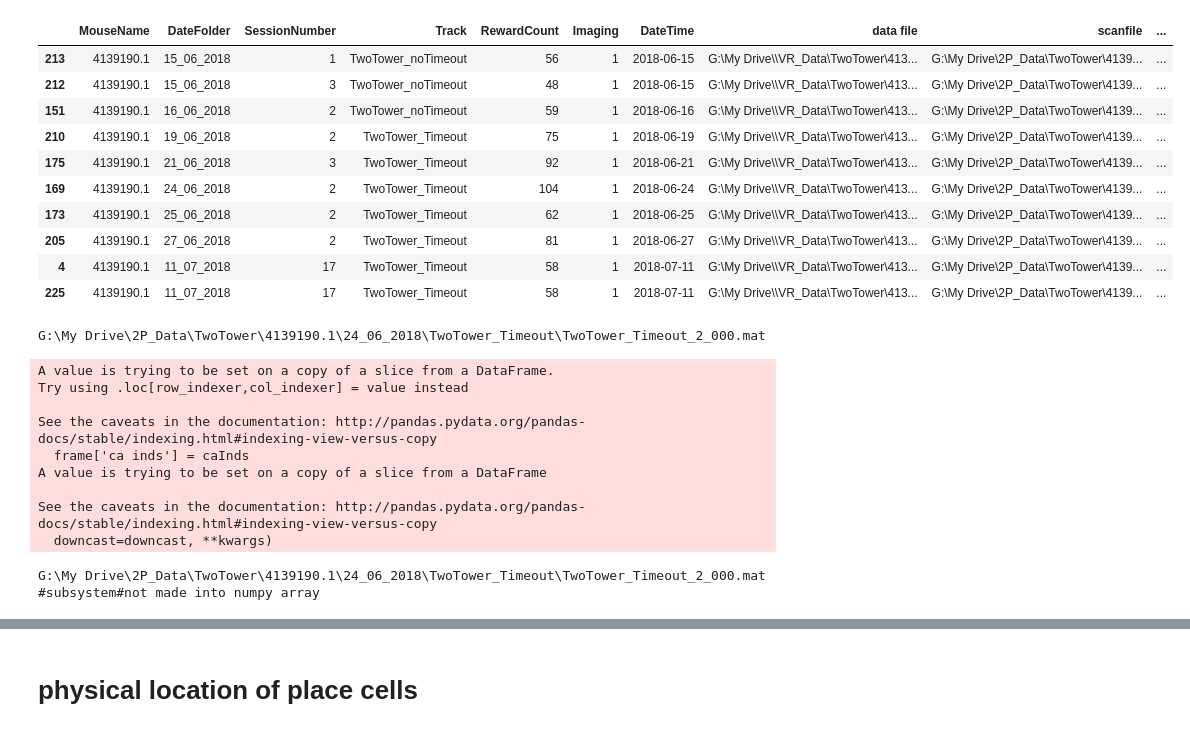
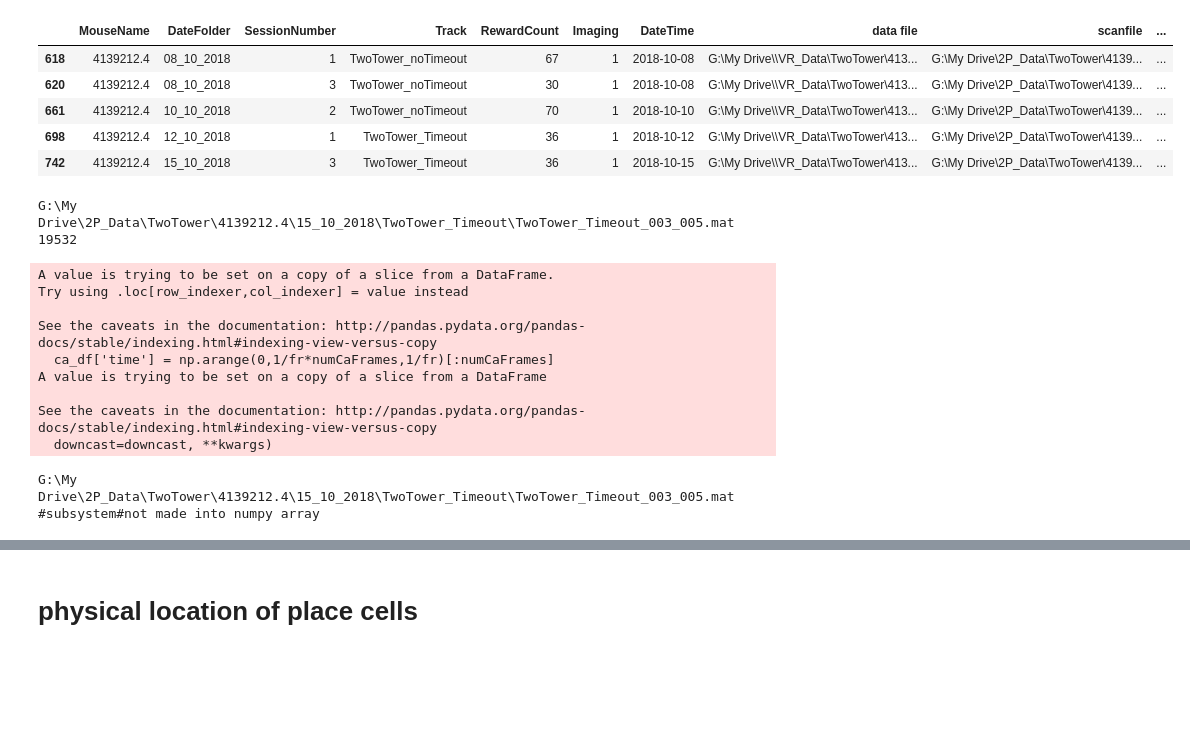
Before and after one commit to GiocomoLab/MightyMorphingPhotonRangers, a Jupyter notebook: PlaceCellAnalysis_SingleSession.ipynb, the cells around one changed output, grey strips where cells are left out. Drawn from its saved outputs; the diff is of its cells as text; code cells hidden in the pictures; blank space fills up the shorter version.

```diff
--- a/PlaceCellAnalysis_SingleSession.ipynb
+++ b/PlaceCellAnalysis_SingleSession.ipynb
@@ -22,45 +26,40 @@ import preprocessing as pp
 # %%
 # load session
-mouse = '4139190.1'
+mouse = '4139212.4'
 df = pp.load_session_db()
 
 
-df = df[df['RewardCount']>30]
+#df = df[df['RewardCount']>30]
 df = df[df['Imaging']==1]
 df = df.sort_values(['MouseName','DateTime','SessionNumber'])
 
 df_mouse = df[df['MouseName'].str.match(mouse)]
 df_mouse = df_mouse[df_mouse['Track'].str.match('TwoTower_noTimeout') | df_mouse['Track'].str.match('TwoTower_Timeout')]
 df_mouse
 # %% [output]
 |  | MouseName | DateFolder | SessionNumber | Track | RewardCount | Imaging | DateTime | data file | scanfile | ... |
-| 213 | 4139190.1 | 15_06_2018 | 1 | TwoTower_noTimeout | 56 | 1 | 2018-06-15 | G:\My Drive\\VR_Data\TwoTower\413... | G:\My Drive\2P_Data\TwoTower\4139... | ... |
-| 212 | 4139190.1 | 15_06_2018 | 3 | TwoTower_noTimeout | 48 | 1 | 2018-06-15 | G:\My Drive\\VR_Data\TwoTower\413... | G:\My Drive\2P_Data\TwoTower\4139... | ... |
-| 151 | 4139190.1 | 16_06_2018 | 2 | TwoTower_noTimeout | 59 | 1 | 2018-06-16 | G:\My Drive\\VR_Data\TwoTower\413... | G:\My Drive\2P_Data\TwoTower\4139... | ... |
-| 210 | 4139190.1 | 19_06_2018 | 2 | TwoTower_Timeout | 75 | 1 | 2018-06-19 | G:\My Drive\\VR_Data\TwoTower\413... | G:\My Drive\2P_Data\TwoTower\4139... | ... |
-| 175 | 4139190.1 | 21_06_2018 | 3 | TwoTower_Timeout | 92 | 1 | 2018-06-21 | G:\My Drive\\VR_Data\TwoTower\413... | G:\My Drive\2P_Data\TwoTower\4139... | ... |
-| 169 | 4139190.1 | 24_06_2018 | 2 | TwoTower_Timeout | 104 | 1 | 2018-06-24 | G:\My Drive\\VR_Data\TwoTower\413... | G:\My Drive\2P_Data\TwoTower\4139... | ... |
-| 173 | 4139190.1 | 25_06_2018 | 2 | TwoTower_Timeout | 62 | 1 | 2018-06-25 | G:\My Drive\\VR_Data\TwoTower\413... | G:\My Drive\2P_Data\TwoTower\4139... | ... |
-| 205 | 4139190.1 | 27_06_2018 | 2 | TwoTower_Timeout | 81 | 1 | 2018-06-27 | G:\My Drive\\VR_Data\TwoTower\413... | G:\My Drive\2P_Data\TwoTower\4139... | ... |
-| 4 | 4139190.1 | 11_07_2018 | 17 | TwoTower_Timeout | 58 | 1 | 2018-07-11 | G:\My Drive\\VR_Data\TwoTower\413... | G:\My Drive\2P_Data\TwoTower\4139... | ... |
-| 225 | 4139190.1 | 11_07_2018 | 17 | TwoTower_Timeout | 58 | 1 | 2018-07-11 | G:\My Drive\\VR_Data\TwoTower\413... | G:\My Drive\2P_Data\TwoTower\4139... | ... |
+| 618 | 4139212.4 | 08_10_2018 | 1 | TwoTower_noTimeout | 67 | 1 | 2018-10-08 | G:\My Drive\\VR_Data\TwoTower\413... | G:\My Drive\2P_Data\TwoTower\4139... | ... |
+| 620 | 4139212.4 | 08_10_2018 | 3 | TwoTower_noTimeout | 30 | 1 | 2018-10-08 | G:\My Drive\\VR_Data\TwoTower\413... | G:\My Drive\2P_Data\TwoTower\4139... | ... |
+| 661 | 4139212.4 | 10_10_2018 | 2 | TwoTower_noTimeout | 70 | 1 | 2018-10-10 | G:\My Drive\\VR_Data\TwoTower\413... | G:\My Drive\2P_Data\TwoTower\4139... | ... |
+| 698 | 4139212.4 | 12_10_2018 | 1 | TwoTower_Timeout | 36 | 1 | 2018-10-12 | G:\My Drive\\VR_Data\TwoTower\413... | G:\My Drive\2P_Data\TwoTower\4139... | ... |
+| 742 | 4139212.4 | 15_10_2018 | 3 | TwoTower_Timeout | 36 | 1 | 2018-10-15 | G:\My Drive\\VR_Data\TwoTower\413... | G:\My Drive\2P_Data\TwoTower\4139... | ... |
 # %%
 # load behavior
-sess = df_mouse.iloc[5]
-VRDat, C = pp.load_scan_sess(sess)
-C_z = sp.stats.zscore(C,axis=0)
+sess = df_mouse.iloc[4]
+VRDat, C, A = pp.load_scan_sess(sess)
 # %% [output]
-G:\My Drive\2P_Data\TwoTower\4139190.1\24_06_2018\TwoTower_Timeout\TwoTower_Timeout_2_000.mat
+G:\My Drive\2P_Data\TwoTower\4139212.4\15_10_2018\TwoTower_Timeout\TwoTower_Timeout_003_005.mat
+19532
 A value is trying to be set on a copy of a slice from a DataFrame.
 Try using .loc[row_indexer,col_indexer] = value instead
 
 See the caveats in the documentation: http://pandas.pydata.org/pandas-docs/stable/indexing.html#indexing-view-versus-copy
-  frame['ca inds'] = caInds
+  ca_df['time'] = np.arange(0,1/fr*numCaFrames,1/fr)[:numCaFrames]
 A value is trying to be set on a copy of a slice from a DataFrame
 
 See the caveats in the documentation: http://pandas.pydata.org/pandas-docs/stable/indexing.html#indexing-view-versus-copy
   downcast=downcast, **kwargs)
-G:\My Drive\2P_Data\TwoTower\4139190.1\24_06_2018\TwoTower_Timeout\TwoTower_Timeout_2_000.mat
+G:\My Drive\2P_Data\TwoTower\4139212.4\15_10_2018\TwoTower_Timeout\TwoTower_Timeout_003_005.mat
 #subsystem#not made into numpy array
 # %%
 # by trial info and position binned neural data
```
Also changed, not shown: parts of 10 cells of this notebook, 5 other files.
